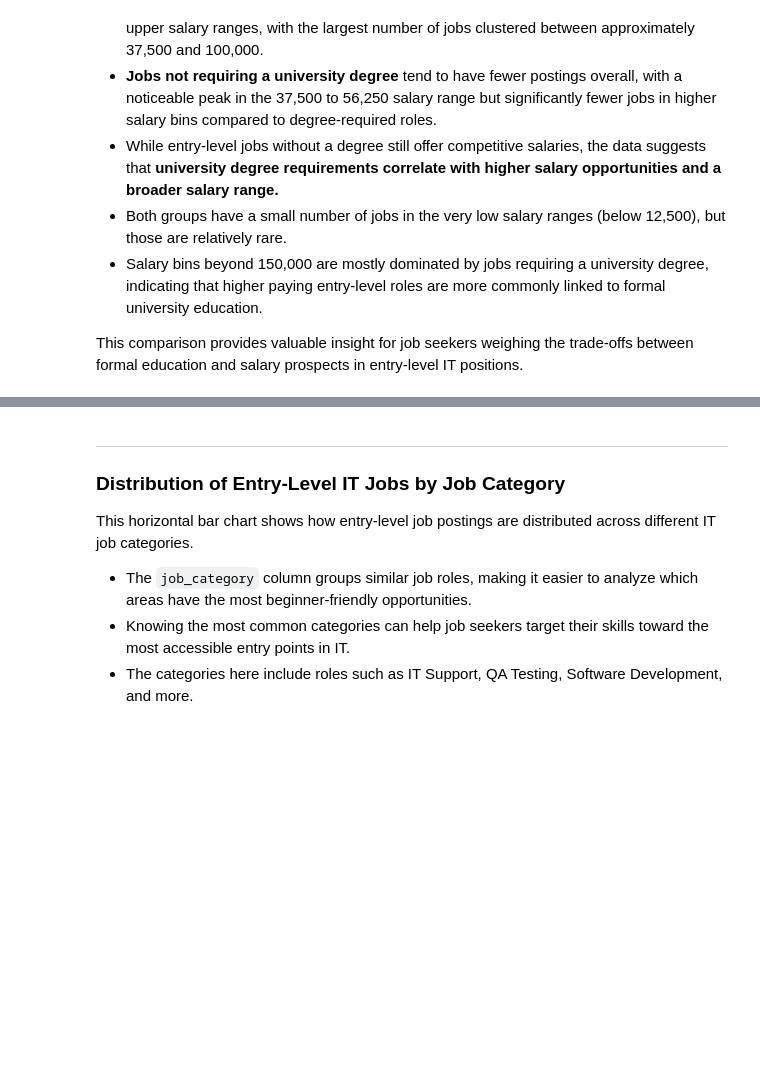
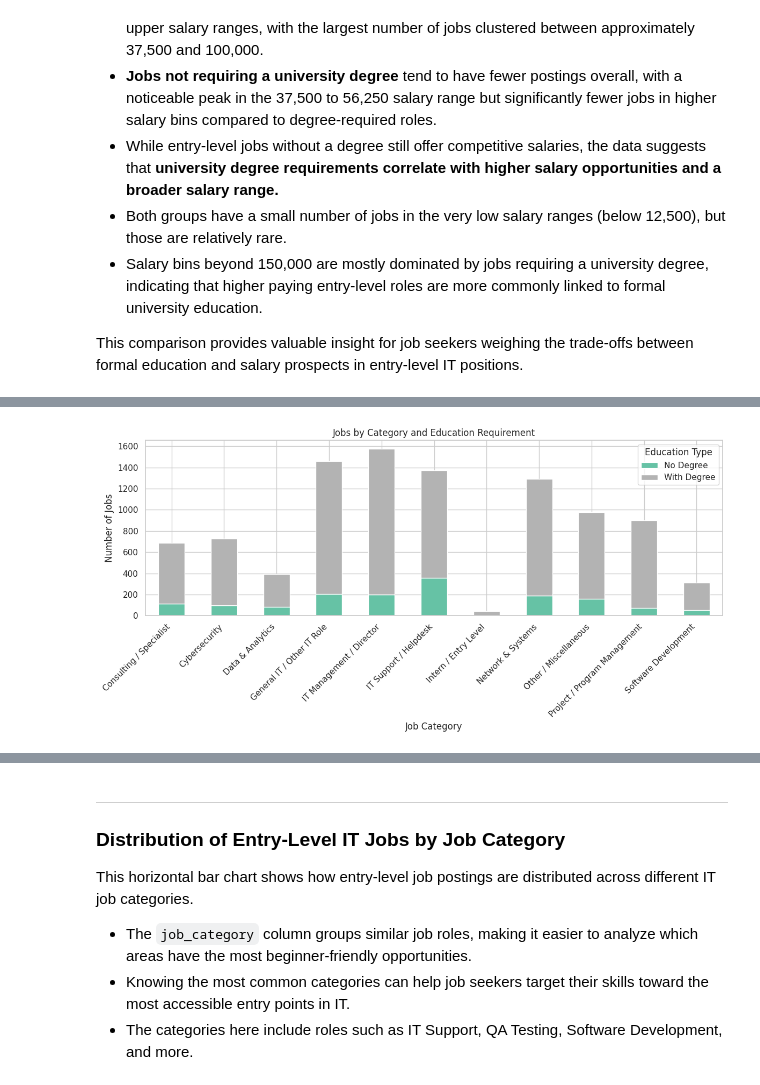
Before and after one commit to MIT-Emerging-Talent/ET6-CDSP-group-04-repo, a Jupyter notebook: 4_data_analysis/Data_analysis_us_it_jobs.ipynb, the cells around one changed output, grey strips where cells are left out. Cells and saved outputs as stored; diff of their text form; code cells hidden in the pictures; blank space fills up the shorter version.

```diff
--- a/4_data_analysis/Data_analysis_us_it_jobs.ipynb
+++ b/4_data_analysis/Data_analysis_us_it_jobs.ipynb
@@ -97,0 +103,20 @@ This comparison provides valuable insight for job seekers weighing the trade-off
+# %%
+# Clean and simplify the Education_Type
+df['Education_Type'] = df['Education_Type'].apply(
+    lambda x: 'With Degree' if pd.notna(x) and 'university' in x.lower() else 'No Degree'
+)
+
+# Group by job category and education type
+edu_counts = df.groupby(['job_category', 'Education_Type']).size().unstack(fill_value=0)
+
+# Plot a stacked bar chart
+edu_counts.plot(kind='bar', stacked=True, figsize=(12, 6), colormap='Set2')
+plt.title('Jobs by Category and Education Requirement')
+plt.xlabel('Job Category')
+plt.ylabel('Number of Jobs')
+plt.xticks(rotation=45, ha='right')
+plt.legend(title='Education Type')
+plt.tight_layout()
+plt.show()
+# %% [output]
+[figure, added]
```
Also changed, not shown: parts of 9 cells of this notebook.
